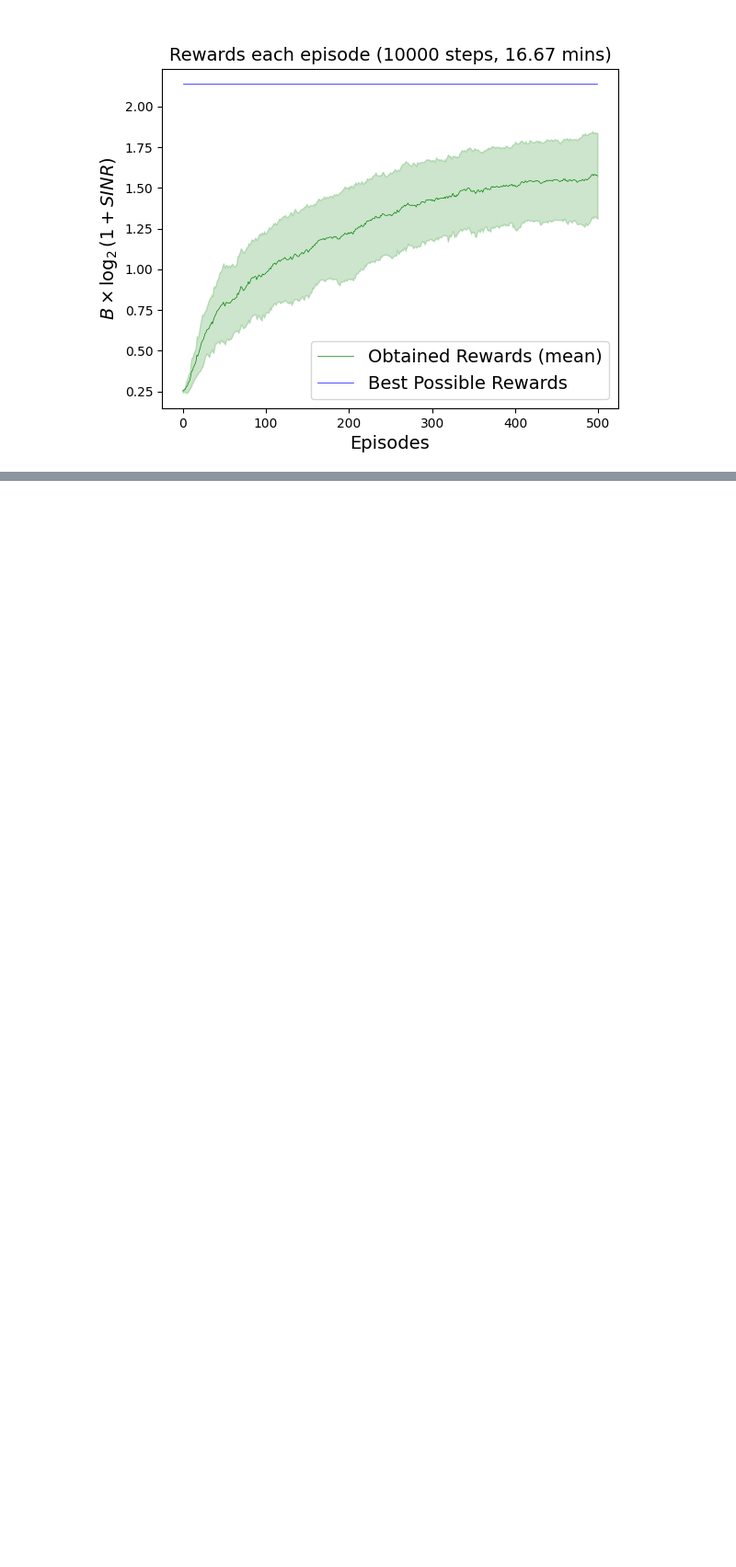
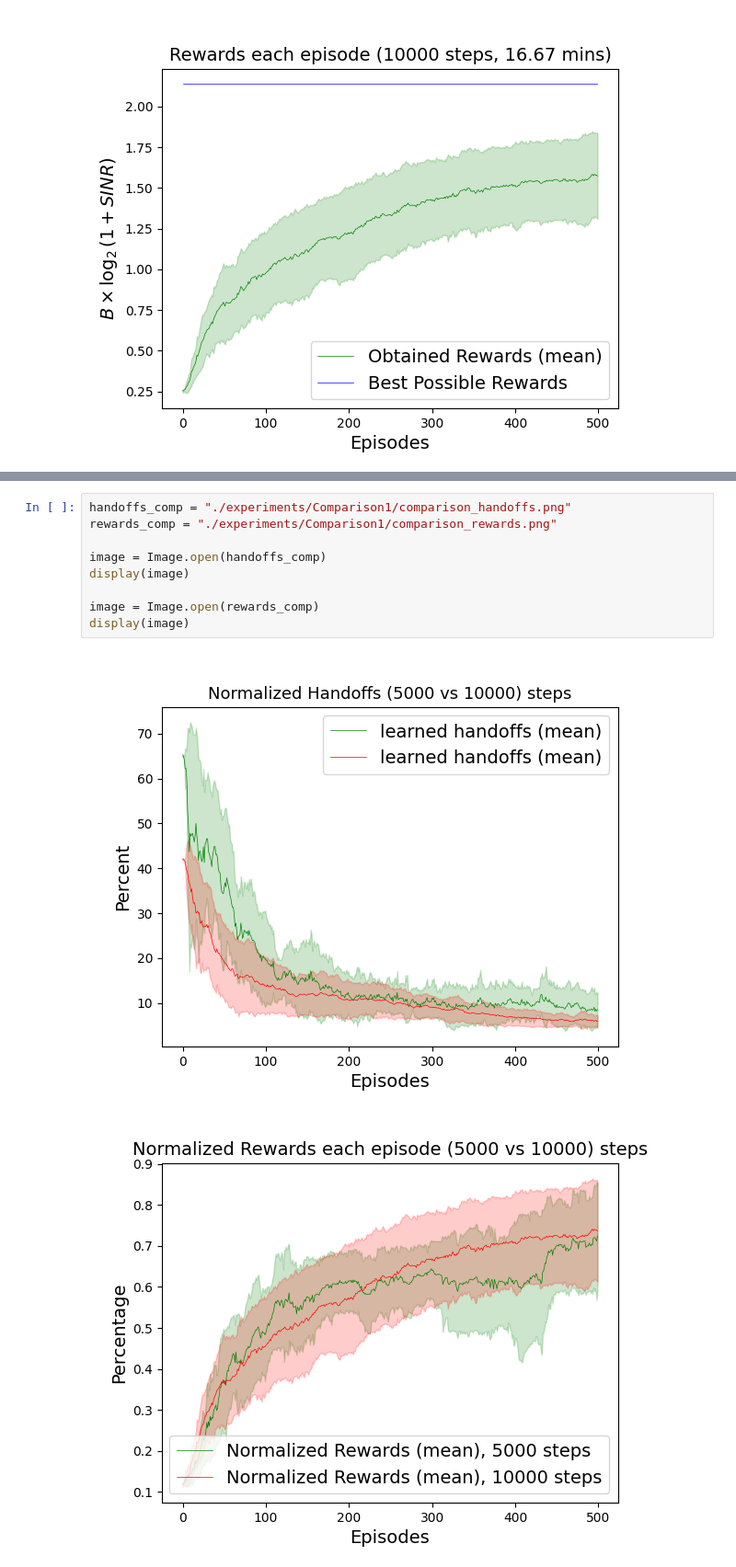
Before and after one commit to rbccps-iisc/theoretical_net_opt, a Jupyter notebook: empirical_results.ipynb, the cells around one changed output, grey strips where cells are left out. Shown at 92% size. Saved outputs shown, nothing was run; the diff lists cells and outputs as text; blank space fills up the shorter version.

```diff
--- a/empirical_results.ipynb
+++ b/empirical_results.ipynb
@@ -75 +109,13 @@ display(image)
+# %%
+handoffs_comp = "./experiments/Comparison1/comparison_handoffs.png"
+rewards_comp = "./experiments/Comparison1/comparison_rewards.png"
+
+image = Image.open(handoffs_comp)
+display(image)
+
+image = Image.open(rewards_comp)
+display(image)
+# %% [output]
+[figure, added]
+[figure, added]
 # %% [markdown]
```
Also changed, not shown: parts of 5 cells of this notebook, 17 other files.
